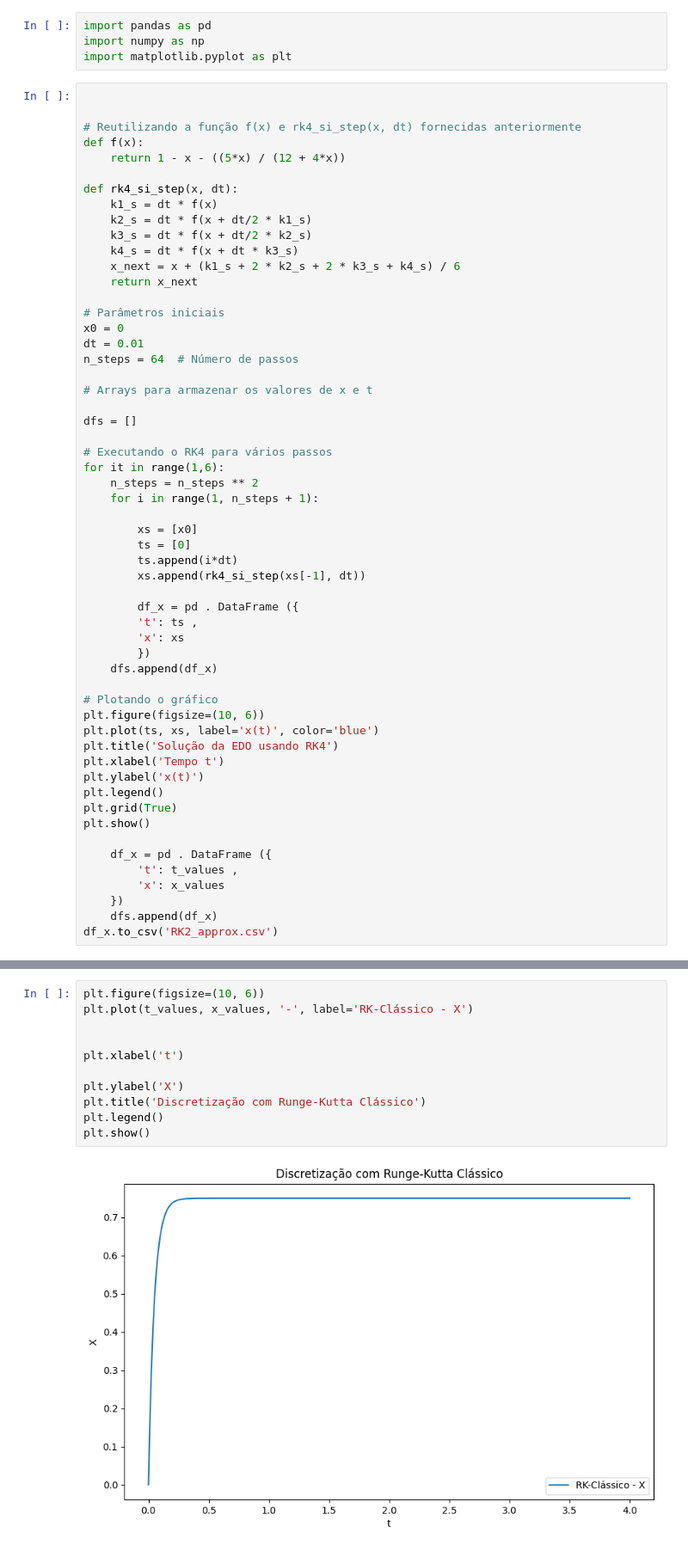
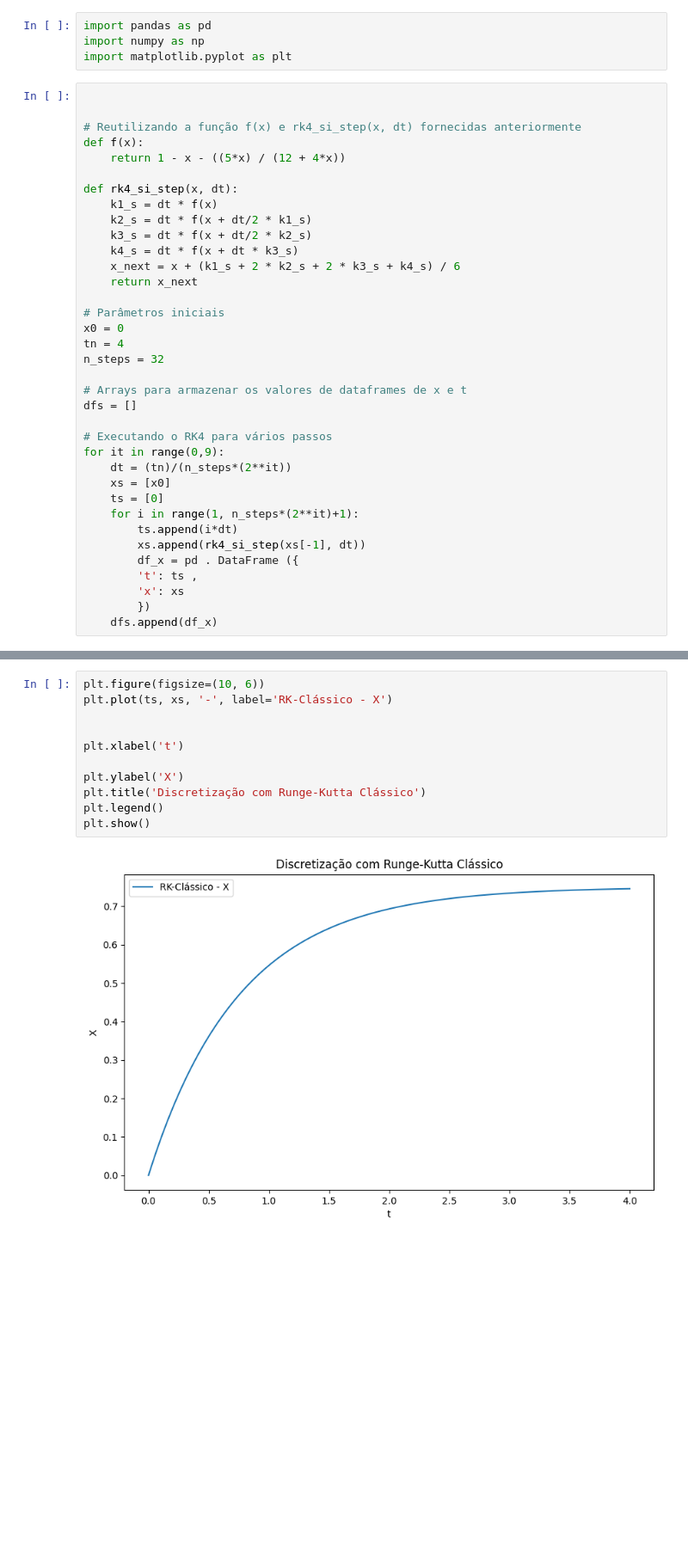
Before and after one commit to thainaraassis/MAP3122, a Jupyter notebook: Projeto RT2/RK.ipynb, the cells around one changed output, grey strips where cells are left out. Shown: that part at 86% size. Drawn from its saved outputs; the diff is of its cells as text; blank space fills up the shorter version.

```diff
--- a/Projeto RT2/RK.ipynb
+++ b/Projeto RT2/RK.ipynb
@@ -19,42 +19,22 @@ def rk4_si_step(x, dt):
 
 # Parâmetros iniciais
 x0 = 0
-dt = 0.01
-n_steps = 64  # Número de passos
+tn = 4
+n_steps = 32
 
-# Arrays para armazenar os valores de x e t
-
+# Arrays para armazenar os valores de dataframes de x e t
 dfs = []
 
 # Executando o RK4 para vários passos
-for it in range(1,6):
-    n_steps = n_steps ** 2
-    for i in range(1, n_steps + 1):
-
-        xs = [x0]
-        ts = [0]
+for it in range(0,9):
+    dt = (tn)/(n_steps*(2**it))
+    xs = [x0]
+    ts = [0]
+    for i in range(1, n_steps*(2**it)+1):
         ts.append(i*dt)
         xs.append(rk4_si_step(xs[-1], dt))
-
         df_x = pd . DataFrame ({
         't': ts ,
         'x': xs
         })
     dfs.append(df_x)
-
-# Plotando o gráfico
-plt.figure(figsize=(10, 6))
-plt.plot(ts, xs, label='x(t)', color='blue')
-plt.title('Solução da EDO usando RK4')
-plt.xlabel('Tempo t')
-plt.ylabel('x(t)')
-plt.legend()
-plt.grid(True)
-plt.show()
-
-    df_x = pd . DataFrame ({
-        't': t_values ,
-        'x': x_values
-    })
-    dfs.append(df_x)
-df_x.to_csv('RK2_approx.csv')
@@ -79,15 +57,15 @@ dfs[3]
 # %%
 plt.figure(figsize=(10, 6))
-plt.plot(t_values, x_values, '-', label='RK-Clássico - X')
+plt.plot(ts, xs, '-', label='RK-Clássico - X')
 
 
 plt.xlabel('t')
 
 plt.ylabel('X')
 plt.title('Discretização com Runge-Kutta Clássico')
 plt.legend()
 plt.show()
 # %% [output]
-[figure, old version]
+[figure, new version]
 # %%
 def gera_tabela2(dfs):
```
Also changed, not shown: parts of 5 cells of this notebook, 3 other files.
